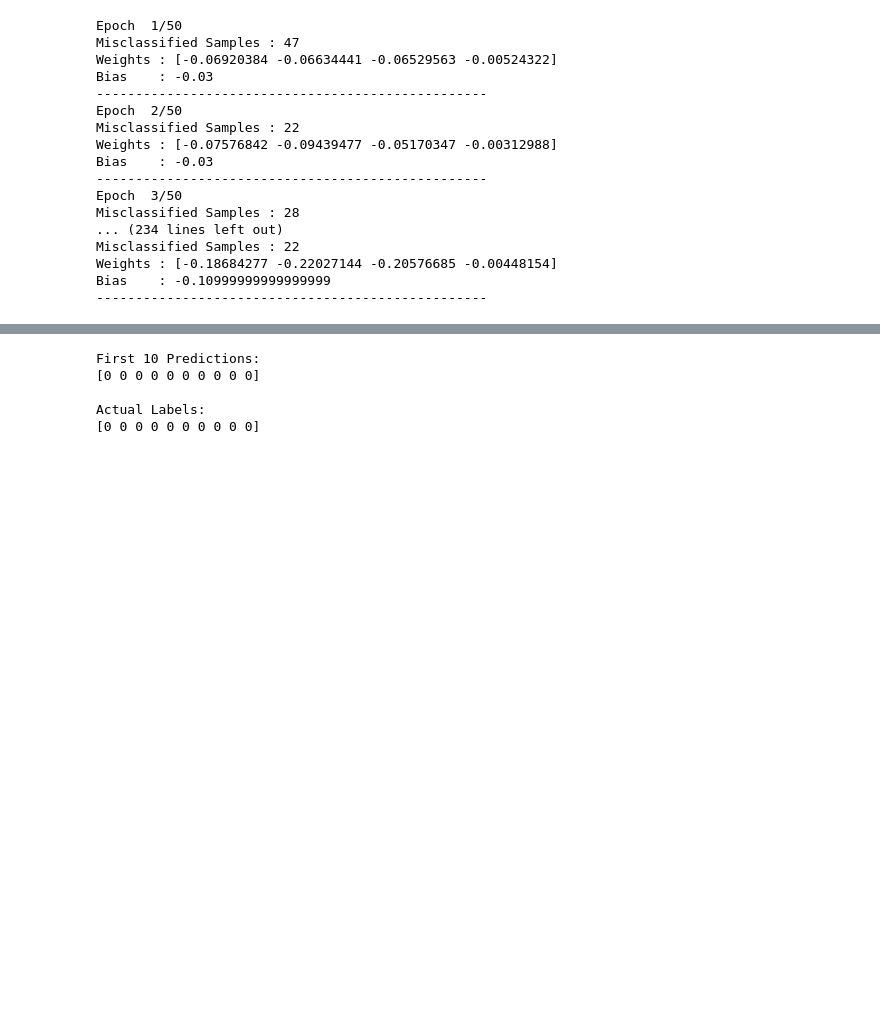
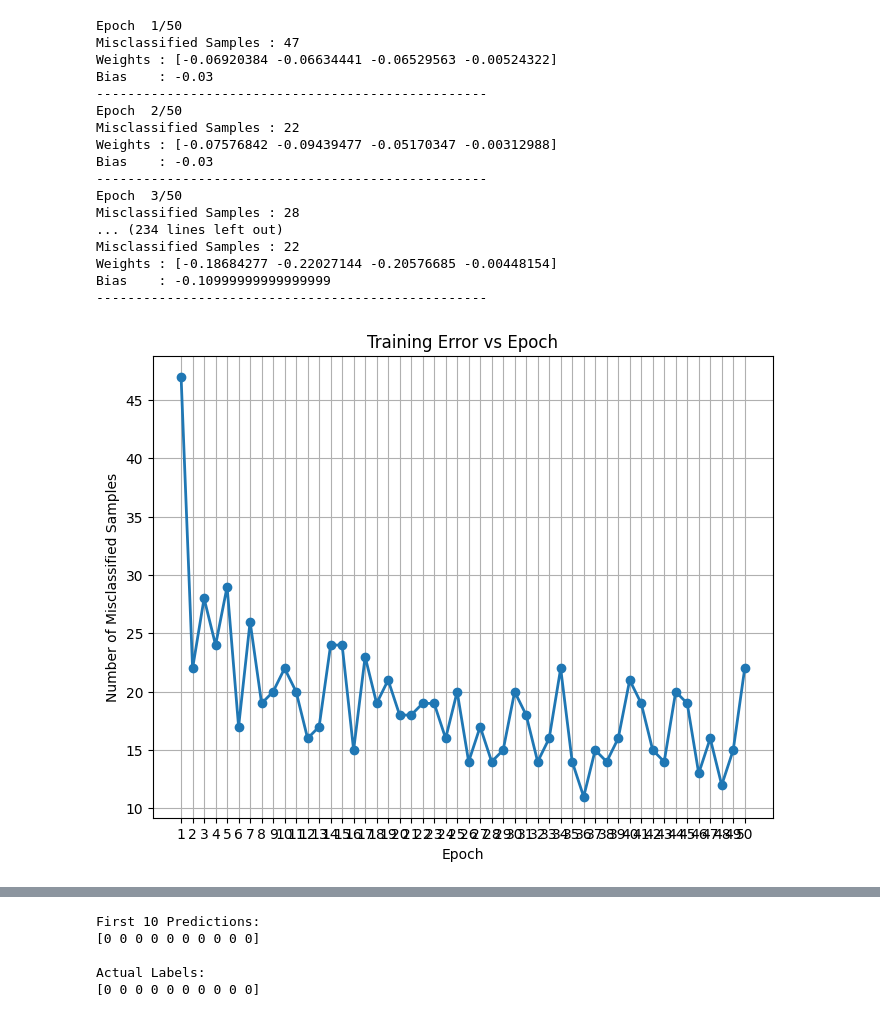
Before and after one commit to PranavVarshin/DeepLearning, a Jupyter notebook: DL_Lab_1.ipynb, the cells around one changed output, grey strips where cells are left out. Drawn from its saved outputs; the diff is of its cells as text; code cells hidden in the pictures; blank space fills up the shorter version.

```diff
--- a/DL_Lab_1.ipynb
+++ b/DL_Lab_1.ipynb
@@ -301,3 +352,33 @@ Misclassified Samples : 22
 Weights : [-0.18684277 -0.22027144 -0.20576685 -0.00448154]
 Bias    : -0.10999999999999999
 --------------------------------------------------
+# %%
+# Training Error vs Epoch
+
+plt.figure(figsize=(8,6))
+
+plt.plot(
+    range(1, len(perceptron.errors) + 1),
+    perceptron.errors,
+    marker='o',
+    linewidth=2,
+    markersize=6
+)
+
+plt.title("Training Error vs Epoch")
+plt.xlabel("Epoch")
+plt.ylabel("Number of Misclassified Samples")
+
+plt.xticks(range(1, len(perceptron.errors) + 1))
+plt.grid(True)
+
+plt.savefig(
+    "training_error.eps",
+    format="eps",
+    dpi=600,
+    bbox_inches="tight"
+)
+
+plt.show()
+# %% [output]
+[figure, added]
```
Also changed, not shown: parts of 12 cells of this notebook.
